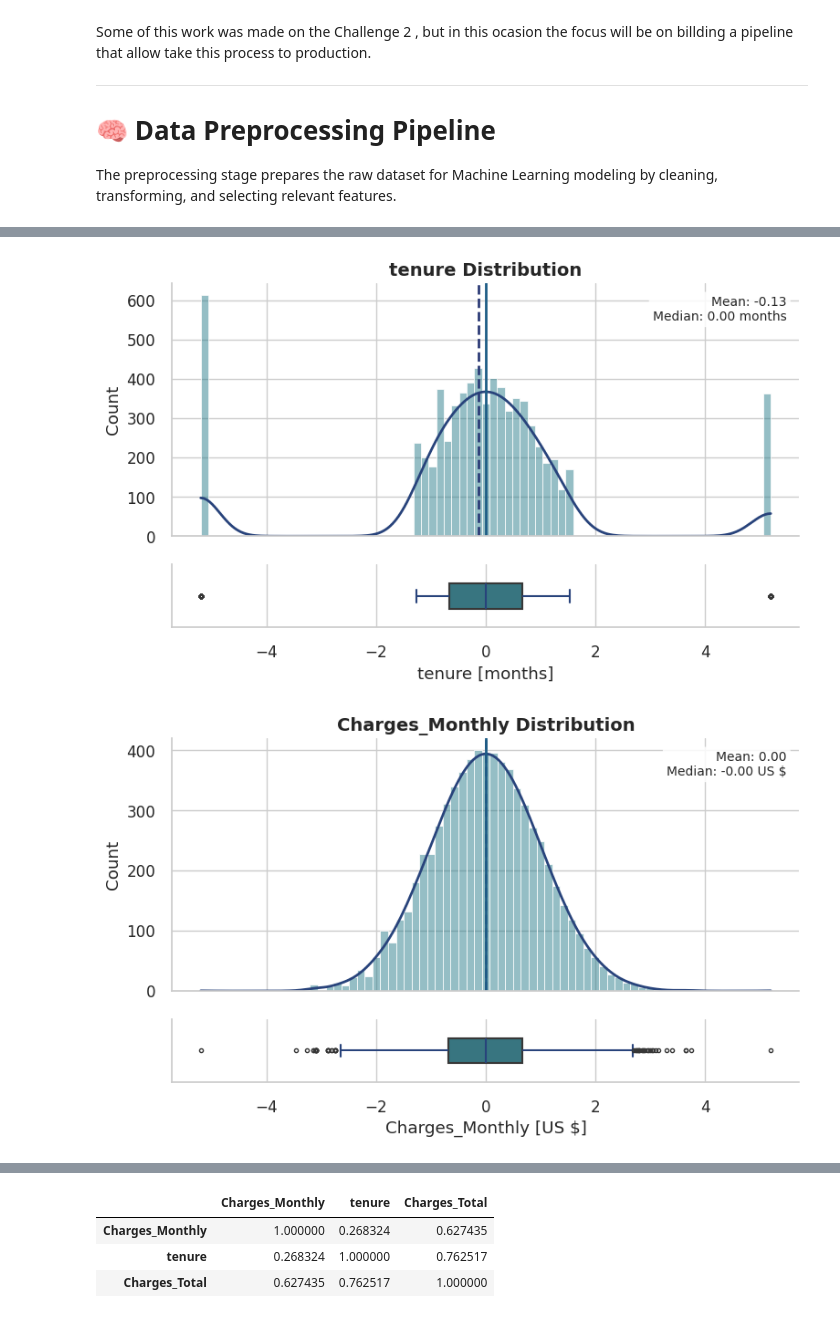
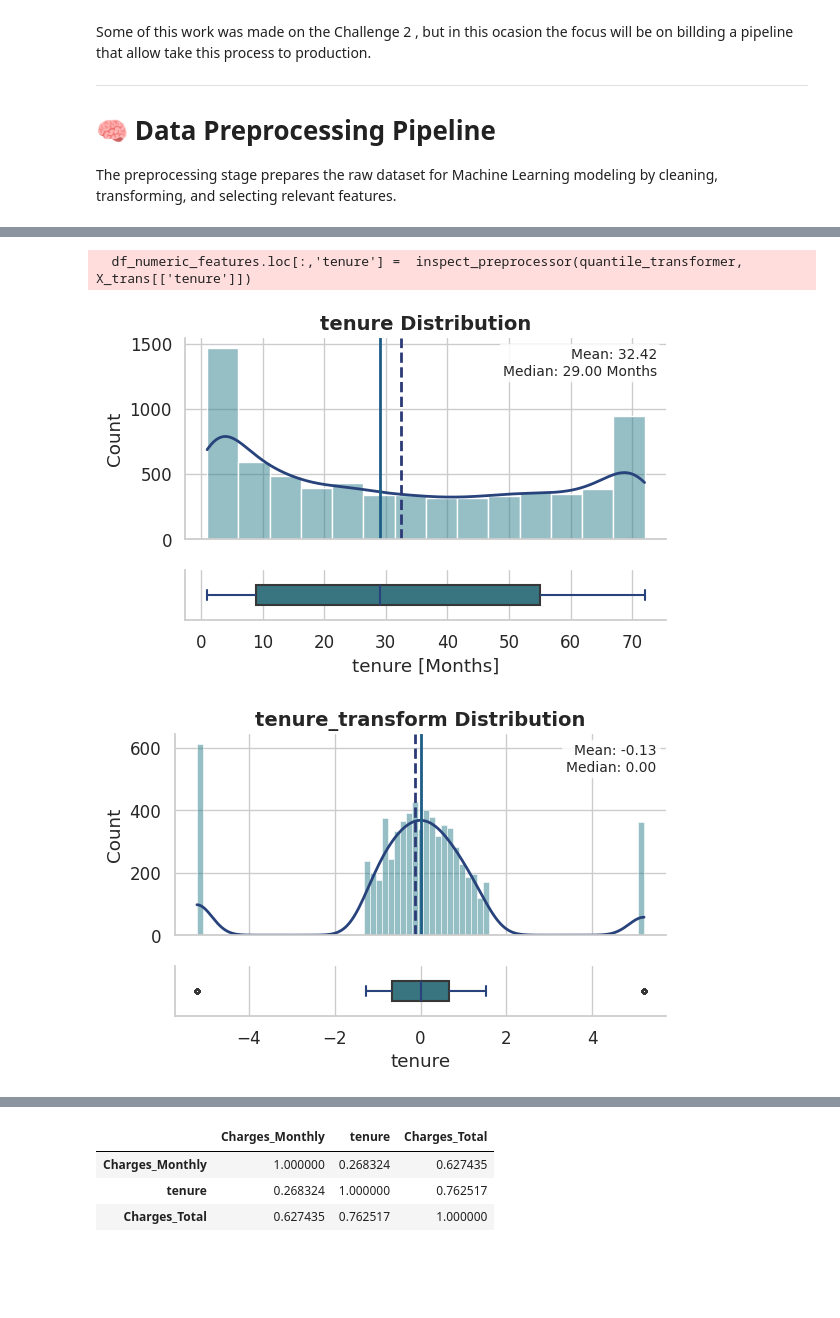
Before and after one commit to JCSR2022/challenge3-data-science-Alura, a Jupyter notebook: data/Data_Preprocessing_Stage.ipynb, the cells around one changed output, grey strips where cells are left out. Cells and saved outputs as stored; diff of their text form; code cells hidden in the pictures; blank space fills up the shorter version.

```diff
--- a/data/Data_Preprocessing_Stage.ipynb
+++ b/data/Data_Preprocessing_Stage.ipynb
@@ -283,6 +326,8 @@ data = data.dropna(subset=["account.Charges.Total"])
 
 # encode target
 data["Churn"] = data["Churn"].map({"No": 0, "Yes": 1})
+
+data.reset_index(drop=True, inplace=True)
 # %%
 # ================================
 # 3. Feature / Target Split
@@ -374,7 +457,0 @@ def inspect_preprocessor(preprocessor, X):
-# %%
-
-Charges_Total_PowerTransformer = PowerTransformer(method='box-cox',standardize=True)
-Charges_Total_transfor = Charges_Total_PowerTransformer.fit_transform(X_trans[['Charges_Total']])
-
-df_Charges_Total_frec=  inspect_preprocessor(Charges_Total_PowerTransformer, X_trans[['Charges_Total']])
-distribution_plot(df_Charges_Total_frec, 'Charges_Total', 'Charges_Total_transform Distribution', x_unit='US $').show()
@@ -382,0 +472,3 @@ distribution_plot(df_Charges_Total_frec, 'Charges_Total', 'Charges_Total_transfo
+# %%
+df_numeric_features = X_trans[numeric_features]
+df_numeric_features.tail()
@@ -382,0 +482,16 @@ distribution_plot(df_Charges_Total_frec, 'Charges_Total', 'Charges_Total_transfo
+# %%
+from sklearn.preprocessing import PowerTransformer
+
+powerTransformer = PowerTransformer(method='box-cox',standardize=True)
+#Charges_Total_transform = powerTransformer.fit_transform(X_trans[['Charges_Total']])
+df_numeric_features.loc[:,'Charges_Total'] =  inspect_preprocessor(powerTransformer, X_trans[['Charges_Total']])
+
+def plot_distributions_comparison(df,transformer,feature):
+  #distibution before change
+  distribution_plot(df[[feature]], feature, f'{feature} Distribution', x_unit=features_units[feature]).show()
+
+  #after transform
+  df_Charges_Total_frec=  inspect_preprocessor(transformer, df[[feature]])
+  distribution_plot(df_Charges_Total_frec, feature, f'{feature}_transform Distribution').show()
+
+plot_distributions_comparison(X_trans,powerTransformer,'Charges_Total')
@@ -383,16 +501,12 @@ distribution_plot(df_Charges_Total_frec, 'Charges_Total', 'Charges_Total_transfo
 # %%
 from sklearn.preprocessing import QuantileTransformer
 
 quantile_transformer = QuantileTransformer(output_distribution='normal', random_state=my_random_seed)
+#tenure_quantile_transform = quantile_transformer.fit_transform(X_trans[['tenure']])
+df_numeric_features.loc[:,'tenure'] =  inspect_preprocessor(quantile_transformer, X_trans[['tenure']])
 
-
-#tenure_transform =tenure_quantile_transformer.fit_transform(X_trans[['tenure']])
-df_tenure_frec=  inspect_preprocessor(quantile_transformer, X_trans[['tenure']])
-distribution_plot(df_tenure_frec, 'tenure', 'tenure Distribution', x_unit='months').show()
-
-#Charges_Monthly_transform = tenure_quantile_transformer.fit_transform(X_trans[['Charges_Monthly']])
-df_Charges_Monthly_frec=  inspect_preprocessor(quantile_transformer, X_trans[['Charges_Monthly']])
-distribution_plot(df_Charges_Monthly_frec, 'Charges_Monthly', 'Charges_Monthly Distribution', x_unit='US $').show()
+plot_distributions_comparison(X_trans,quantile_transformer,'tenure')
 # %% [output]
+  df_numeric_features.loc[:,'tenure'] =  inspect_preprocessor(quantile_transformer, X_trans[['tenure']])
-[figure, old version]
+[figure, new version]
-[figure, old version]
+[figure, new version]
```
Also changed, not shown: parts of 25 cells of this notebook.
